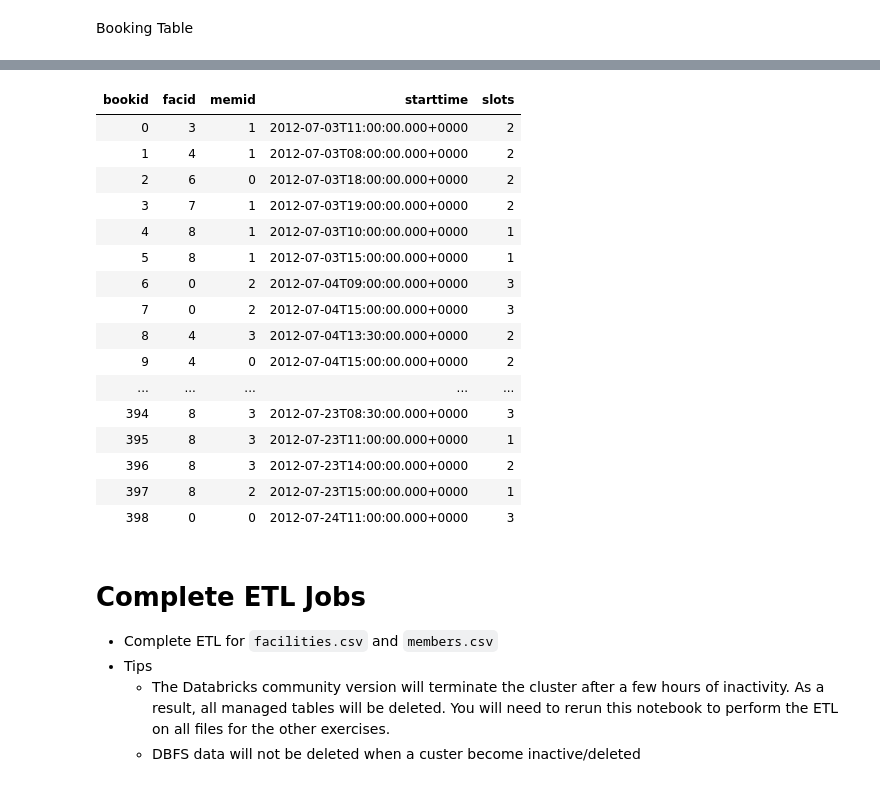
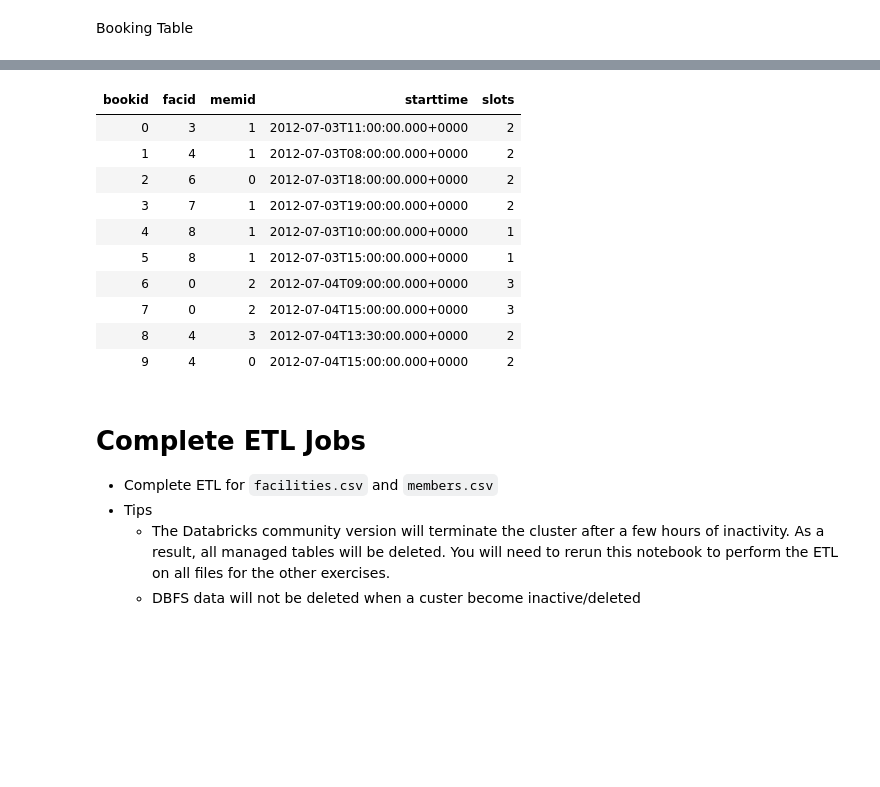
Before and after one commit to jarviscanada/jarvis_data_eng_RiddhishDesai, a Jupyter notebook: 0 - ETL pgexercieses CSV files.ipynb, the cells around one changed output, grey strips where cells are left out. Cells and saved outputs as stored; diff of their text form; code cells hidden in the pictures; blank space fills up the shorter version.

```diff
--- a/0 - ETL pgexercieses CSV files.ipynb
+++ b/0 - ETL pgexercieses CSV files.ipynb
@@ -106,25 +106,19 @@ CREATE TABLE booking USING DELTA LOCATION '/delta/booking/'
 [interactive output not drawn]
 # %%
 %sql
-select * from booking
+select * from booking limit 10;
 # %% [output]
 | bookid | facid | memid | starttime | slots |
 | 0 | 3 | 1 | 2012-07-03T11:00:00.000+0000 | 2 |
 | 1 | 4 | 1 | 2012-07-03T08:00:00.000+0000 | 2 |
 | 2 | 6 | 0 | 2012-07-03T18:00:00.000+0000 | 2 |
 | 3 | 7 | 1 | 2012-07-03T19:00:00.000+0000 | 2 |
 | 4 | 8 | 1 | 2012-07-03T10:00:00.000+0000 | 1 |
 | 5 | 8 | 1 | 2012-07-03T15:00:00.000+0000 | 1 |
 | 6 | 0 | 2 | 2012-07-04T09:00:00.000+0000 | 3 |
 | 7 | 0 | 2 | 2012-07-04T15:00:00.000+0000 | 3 |
 | 8 | 4 | 3 | 2012-07-04T13:30:00.000+0000 | 2 |
 | 9 | 4 | 0 | 2012-07-04T15:00:00.000+0000 | 2 |
-| ... | ... | ... | ... | ... |
-| 394 | 8 | 3 | 2012-07-23T08:30:00.000+0000 | 3 |
-| 395 | 8 | 3 | 2012-07-23T11:00:00.000+0000 | 1 |
-| 396 | 8 | 3 | 2012-07-23T14:00:00.000+0000 | 2 |
-| 397 | 8 | 2 | 2012-07-23T15:00:00.000+0000 | 1 |
-| 398 | 0 | 0 | 2012-07-24T11:00:00.000+0000 | 3 |
 # %% [markdown]
 # Complete ETL Jobs
 
```
Also changed, not shown: parts of 2 cells of this notebook, 2 other files.
